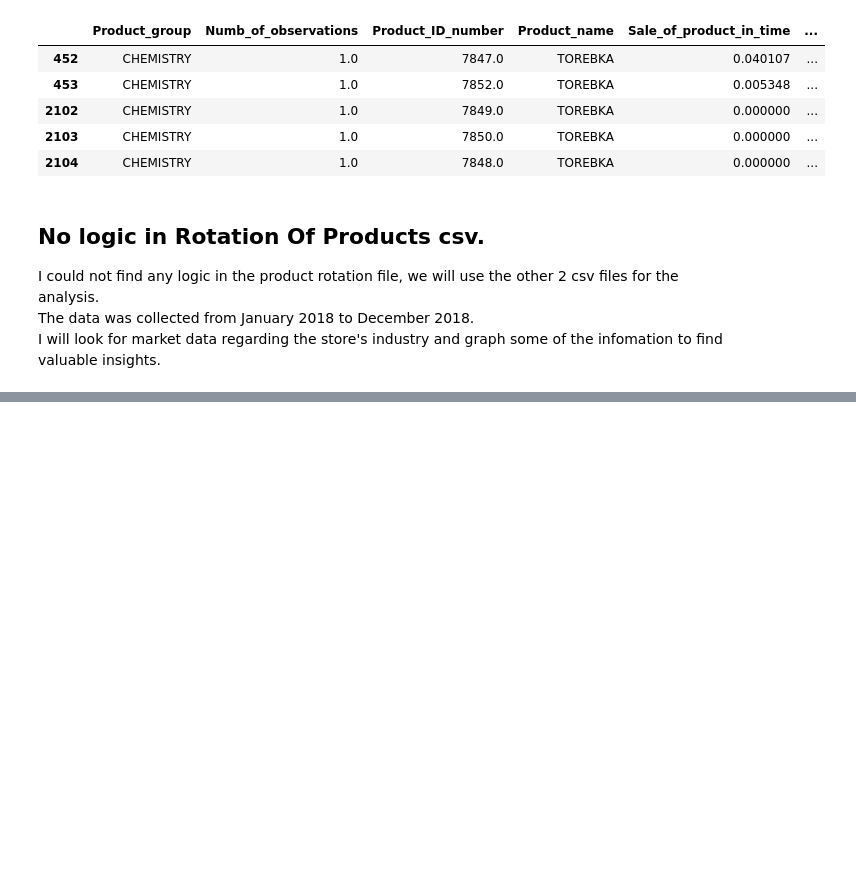
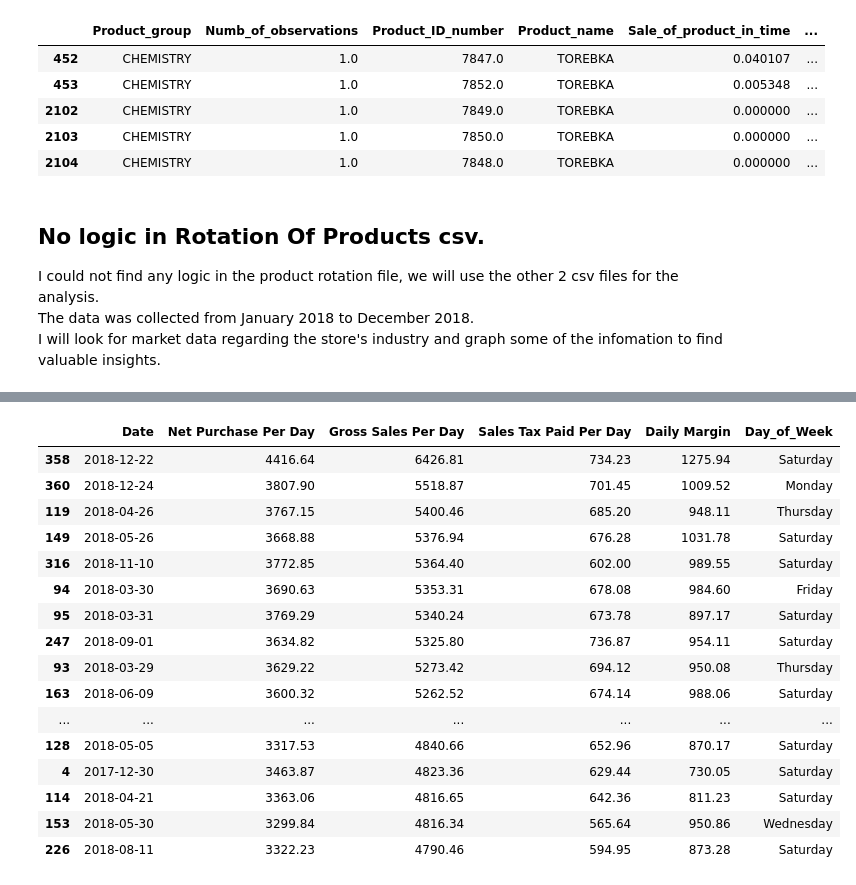
Before and after one commit to georgeolivares/Analisis-de-tienda-Poland, a Jupyter notebook: Analisis de tienda.ipynb, the cells around one changed output, grey strips where cells are left out. Drawn from its saved outputs; the diff is of its cells as text; code cells hidden in the pictures; blank space fills up the shorter version.

```diff
--- a/Analisis de tienda.ipynb
+++ b/Analisis de tienda.ipynb
@@ -764,0 +796,20 @@ I will look for market data regarding the store's industry and graph some of the
+# %%
+dfDaySell.sort_values(by='Gross Sales Per Day', ascending=False).head(25)
+# %% [output]
+|  | Date | Net Purchase Per Day | Gross Sales Per Day | Sales Tax Paid Per Day | Daily Margin | Day_of_Week |
+| 358 | 2018-12-22 | 4416.64 | 6426.81 | 734.23 | 1275.94 | Saturday |
+| 360 | 2018-12-24 | 3807.90 | 5518.87 | 701.45 | 1009.52 | Monday |
+| 119 | 2018-04-26 | 3767.15 | 5400.46 | 685.20 | 948.11 | Thursday |
+| 149 | 2018-05-26 | 3668.88 | 5376.94 | 676.28 | 1031.78 | Saturday |
+| 316 | 2018-11-10 | 3772.85 | 5364.40 | 602.00 | 989.55 | Saturday |
+| 94 | 2018-03-30 | 3690.63 | 5353.31 | 678.08 | 984.60 | Friday |
+| 95 | 2018-03-31 | 3769.29 | 5340.24 | 673.78 | 897.17 | Saturday |
+| 247 | 2018-09-01 | 3634.82 | 5325.80 | 736.87 | 954.11 | Saturday |
+| 93 | 2018-03-29 | 3629.22 | 5273.42 | 694.12 | 950.08 | Thursday |
+| 163 | 2018-06-09 | 3600.32 | 5262.52 | 674.14 | 988.06 | Saturday |
+| ... | ... | ... | ... | ... | ... | ... |
+| 128 | 2018-05-05 | 3317.53 | 4840.66 | 652.96 | 870.17 | Saturday |
+| 4 | 2017-12-30 | 3463.87 | 4823.36 | 629.44 | 730.05 | Saturday |
+| 114 | 2018-04-21 | 3363.06 | 4816.65 | 642.36 | 811.23 | Saturday |
+| 153 | 2018-05-30 | 3299.84 | 4816.34 | 565.64 | 950.86 | Wednesday |
+| 226 | 2018-08-11 | 3322.23 | 4790.46 | 594.95 | 873.28 | Saturday |
```
Also changed, not shown: parts of 4 cells of this notebook.
